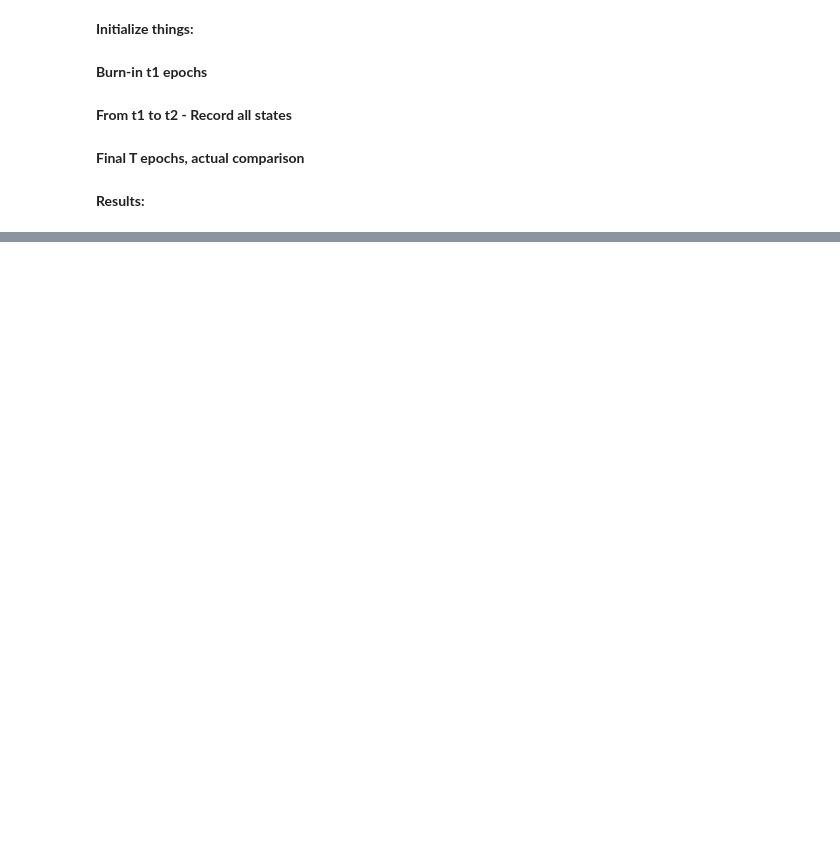
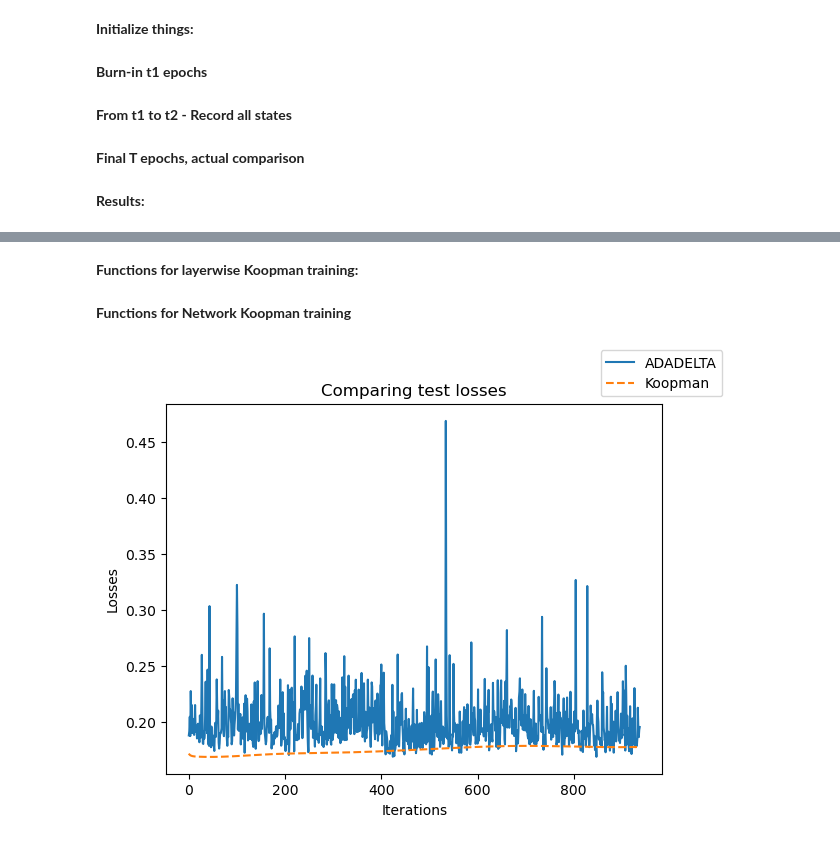
Before and after one commit to abhinavprao/koopmanlearning, a Jupyter notebook: MNIST.ipynb, the cells around one changed output, grey strips where cells are left out. Drawn from its saved outputs; the diff is of its cells as text; code cells hidden in the pictures; blank space fills up the shorter version.

```diff
--- a/MNIST.ipynb
+++ b/MNIST.ipynb
@@ -236,0 +245,51 @@ plt.show()
+# %% [markdown]
+**Functions for layerwise Koopman training:**
+# %%
+def build_layer_koopmans(captured_params):
+    stacked_captured_params = tree_stack(captured_params)
+    koopmans  = []
+    for layer in stacked_captured_params.layers:
+        F = eqx.filter_vmap(ravel_pytree, in_axes=0)(layer)[0].T
+        U = F[:, 1:] @ jnp.linalg.pinv(F[:, :-1])
+        koopmans.append(U)
+    return koopmans
+
+@eqx.filter_jit
+def layer_koopman_update(model, koopmans):
+    params, static = eqx.partition(model, eqx.is_array)
+    _, meta = ravel_pytree(params)
+    layers = []
+    for i, layer in enumerate(params.layers):
+        flat, _ = ravel_pytree(layer)
+        layers.append(koopmans[i] @ flat)
+    params = unravel_pytree(jnp.concat(layers), meta)
+    return eqx.combine(params, static)
+# %%
+koop_times = []
+koop_test_accs = []
+koop_test_losses = []
+koopmans = build_layer_koopmans(captured_params)
+model_k = model_chckpt
+
+for epoch in range(t2, t2 + T):
+    for step, (x, y) in enumerate(trainloader):
+        x, y  = x.numpy(), y.numpy()
+        start = time.time()
+        model_k = layer_koopman_update(model_k, koopmans)
+        end = time.time()
+
+        koop_test_loss, koop_test_accuracy = evaluate(model_k, testloader)
+        koop_times.append(end-start)
+        koop_test_accs.append(koop_test_accuracy)
+        koop_test_losses.append(koop_test_loss)
+# %% [markdown]
+**Functions for Network Koopman training**
+# %%
+fig, ax = plt.subplots()
+ax.plot(conv_test_losses, label = OPTIM)
+ax.plot(koop_test_losses, linestyle = 'dashed', label = 'Koopman')
+ax.set(xlabel='Iterations', ylabel='Losses', title='Comparing test losses')
+fig.legend()
+plt.show()
+# %% [output]
+[figure, added]
```
Also changed, not shown: parts of 12 cells of this notebook, 16 other files.
